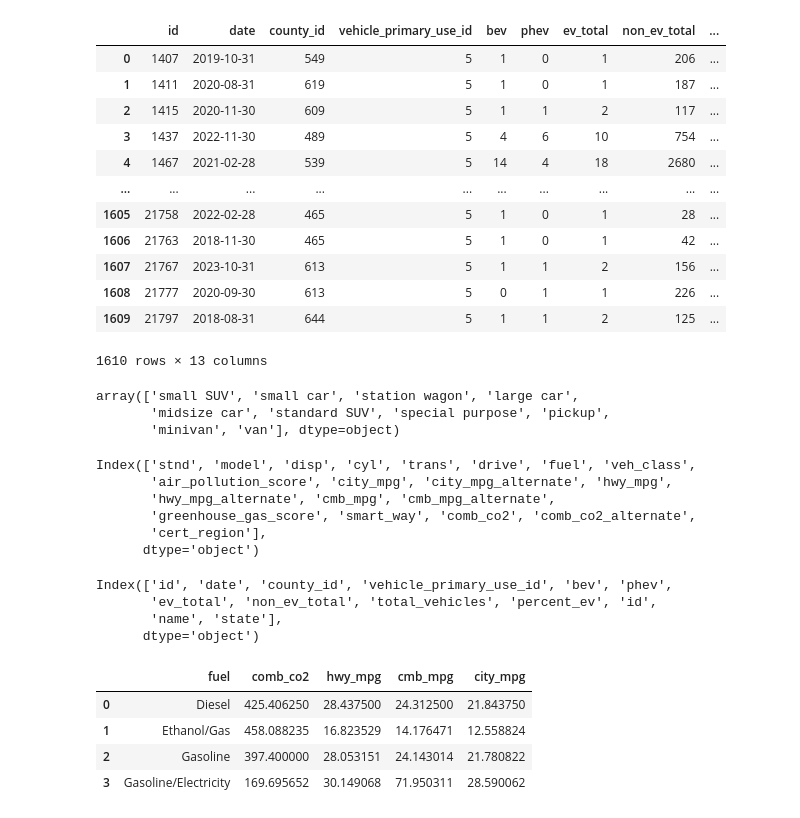
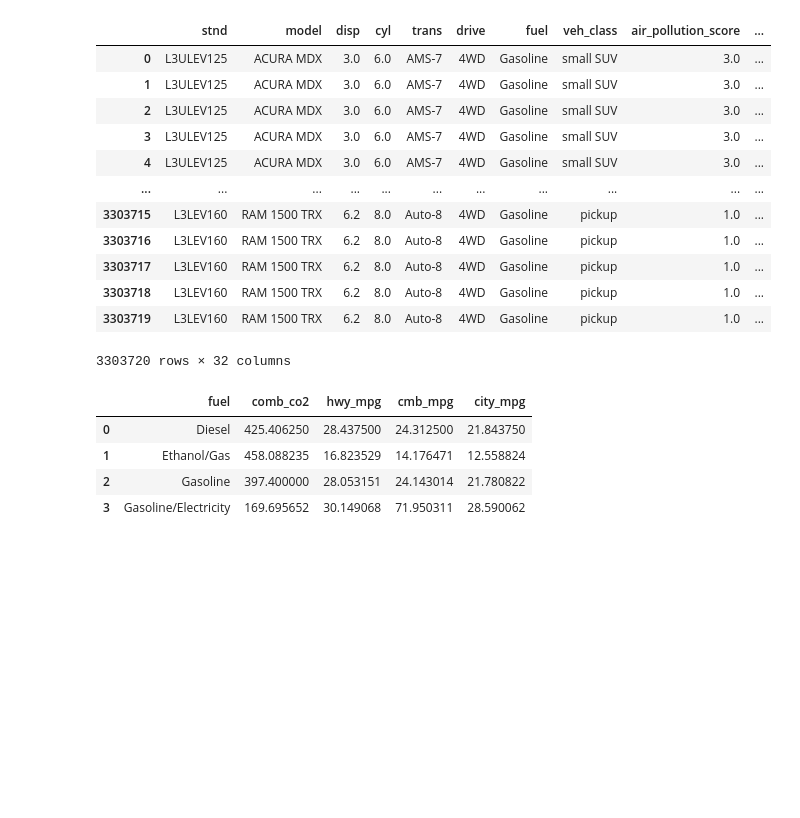
Before and after one commit to Ramsha-amir26/DAP-TABA, a Jupyter notebook: models/join_emissions_population.ipynb, the cells around one changed output. Drawn from its saved outputs; the diff is of its cells as text; code cells hidden in the pictures; blank space fills up the shorter version.

Commit message:
revised join of datasets

```diff
--- a/models/join_emissions_population.ipynb
+++ b/models/join_emissions_population.ipynb
@@ -20,8 +15,13 @@ cursor2 = conn2.cursor()
 # %%
-query1 = "SELECT * FROM car_details INNER JOIN emission_standard ON car_details.stnd = emission_standard.stnd where emission_standard.cert_region='CA'"
-query2 = "SELECT * FROM electric_vehicles INNER JOIN counties ON electric_vehicles.county_id = counties.id where counties.state='CA'"
-
-df1 = pd.read_sql(query1, conn1)
-df2 = pd.read_sql(query2, conn2)
-
-conn2.close()
+q1 = """
+SELECT *
+FROM
+    (SELECT *
+     FROM car_details
+     INNER JOIN emission_standard ON car_details.stnd = emission_standard.stnd) AS details
+INNER JOIN
+    (SELECT *
+     FROM electric_vehicles
+     INNER JOIN counties ON electric_vehicles.county_id = counties.id) AS population
+ON details.cert_region = population.state
+"""
@@ -46,23 +37,17 @@ df1.head(10)
-# %%
-df2
-# %% [output]
-|  | id | date | county_id | vehicle_primary_use_id | bev | phev | ev_total | non_ev_total | ... |
-| 0 | 1407 | 2019-10-31 | 549 | 5 | 1 | 0 | 1 | 206 | ... |
-| 1 | 1411 | 2020-08-31 | 619 | 5 | 1 | 0 | 1 | 187 | ... |
-| 2 | 1415 | 2020-11-30 | 609 | 5 | 1 | 1 | 2 | 117 | ... |
-| 3 | 1437 | 2022-11-30 | 489 | 5 | 4 | 6 | 10 | 754 | ... |
-| 4 | 1467 | 2021-02-28 | 539 | 5 | 14 | 4 | 18 | 2680 | ... |
-| ... | ... | ... | ... | ... | ... | ... | ... | ... | ... |
-| 1605 | 21758 | 2022-02-28 | 465 | 5 | 1 | 0 | 1 | 28 | ... |
-| 1606 | 21763 | 2018-11-30 | 465 | 5 | 1 | 0 | 1 | 42 | ... |
-| 1607 | 21767 | 2023-10-31 | 613 | 5 | 1 | 1 | 2 | 156 | ... |
-| 1608 | 21777 | 2020-09-30 | 613 | 5 | 0 | 1 | 1 | 226 | ... |
-| 1609 | 21797 | 2018-08-31 | 644 | 5 | 1 | 1 | 2 | 125 | ... |
-1610 rows × 13 columns
-# %%
-df1['veh_class'].unique()
-# %% [output]
-array(['small SUV', 'small car', 'station wagon', 'large car',
-       'midsize car', 'standard SUV', 'special purpose', 'pickup',
-       'minivan', 'van'], dtype=object)
+# %%
+df
+# %% [output]
+|  | stnd | model | disp | cyl | trans | drive | fuel | veh_class | air_pollution_score | ... |
+| 0 | L3ULEV125 | ACURA MDX | 3.0 | 6.0 | AMS-7 | 4WD | Gasoline | small SUV | 3.0 | ... |
+| 1 | L3ULEV125 | ACURA MDX | 3.0 | 6.0 | AMS-7 | 4WD | Gasoline | small SUV | 3.0 | ... |
+| 2 | L3ULEV125 | ACURA MDX | 3.0 | 6.0 | AMS-7 | 4WD | Gasoline | small SUV | 3.0 | ... |
+| 3 | L3ULEV125 | ACURA MDX | 3.0 | 6.0 | AMS-7 | 4WD | Gasoline | small SUV | 3.0 | ... |
+| 4 | L3ULEV125 | ACURA MDX | 3.0 | 6.0 | AMS-7 | 4WD | Gasoline | small SUV | 3.0 | ... |
+| ... | ... | ... | ... | ... | ... | ... | ... | ... | ... | ... |
+| 3303715 | L3LEV160 | RAM 1500 TRX | 6.2 | 8.0 | Auto-8 | 4WD | Gasoline | pickup | 1.0 | ... |
+| 3303716 | L3LEV160 | RAM 1500 TRX | 6.2 | 8.0 | Auto-8 | 4WD | Gasoline | pickup | 1.0 | ... |
+| 3303717 | L3LEV160 | RAM 1500 TRX | 6.2 | 8.0 | Auto-8 | 4WD | Gasoline | pickup | 1.0 | ... |
+| 3303718 | L3LEV160 | RAM 1500 TRX | 6.2 | 8.0 | Auto-8 | 4WD | Gasoline | pickup | 1.0 | ... |
+| 3303719 | L3LEV160 | RAM 1500 TRX | 6.2 | 8.0 | Auto-8 | 4WD | Gasoline | pickup | 1.0 | ... |
+3303720 rows × 32 columns
 # %%
@@ -71,17 +56 @@ df2 = df2[df2['date'] < '2021-01-01']
-# %%
-df1.columns
-# %% [output]
-Index(['stnd', 'model', 'disp', 'cyl', 'trans', 'drive', 'fuel', 'veh_class',
-       'air_pollution_score', 'city_mpg', 'city_mpg_alternate', 'hwy_mpg',
-       'hwy_mpg_alternate', 'cmb_mpg', 'cmb_mpg_alternate',
-       'greenhouse_gas_score', 'smart_way', 'comb_co2', 'comb_co2_alternate',
-       'cert_region'],
-      dtype='object')
-# %%
-df2.columns
-# %% [output]
-Index(['id', 'date', 'county_id', 'vehicle_primary_use_id', 'bev', 'phev',
-       'ev_total', 'non_ev_total', 'total_vehicles', 'percent_ev', 'id',
-       'name', 'state'],
-      dtype='object')
 # %%
```
Also changed, not shown: parts of 9 cells of this notebook, 1 other file.
